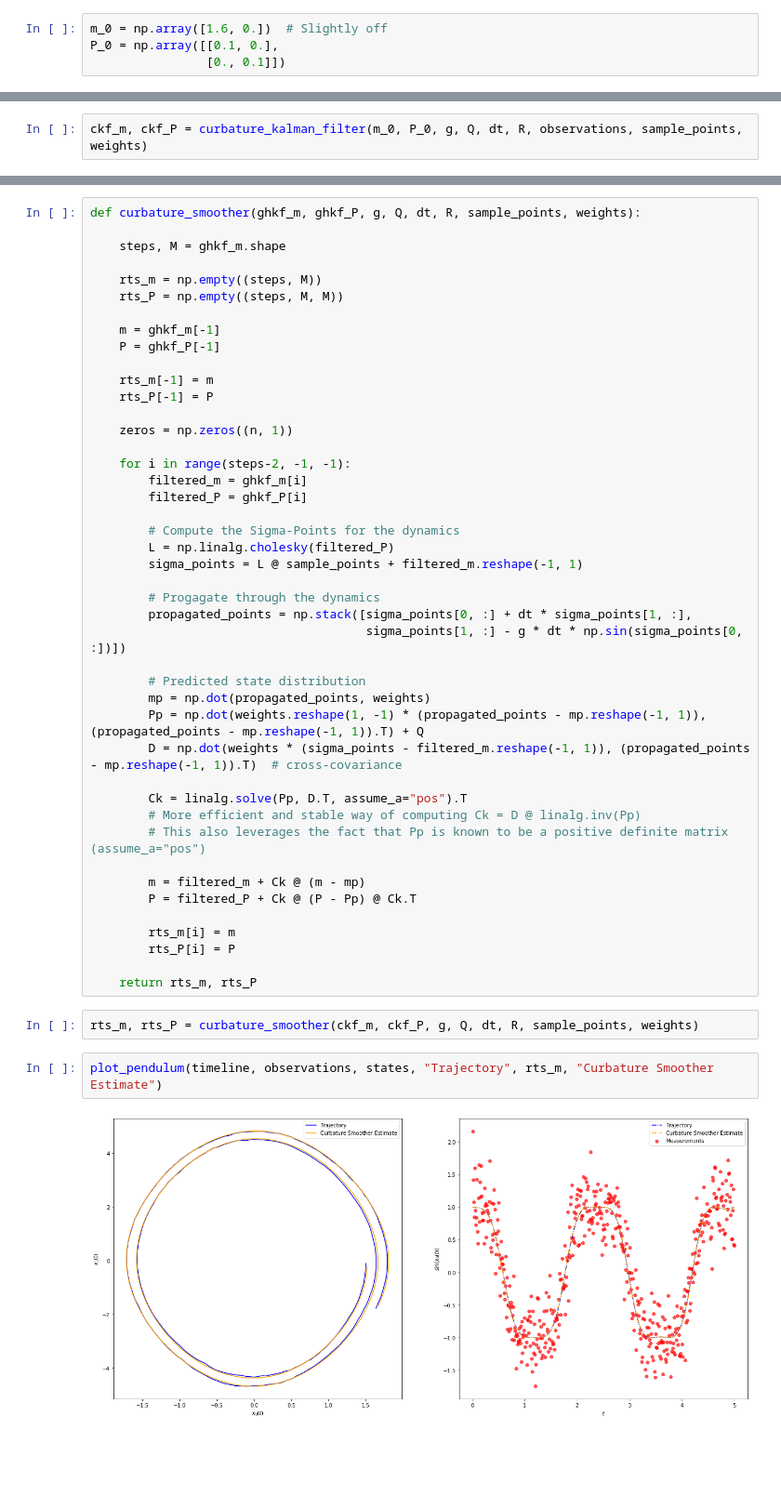
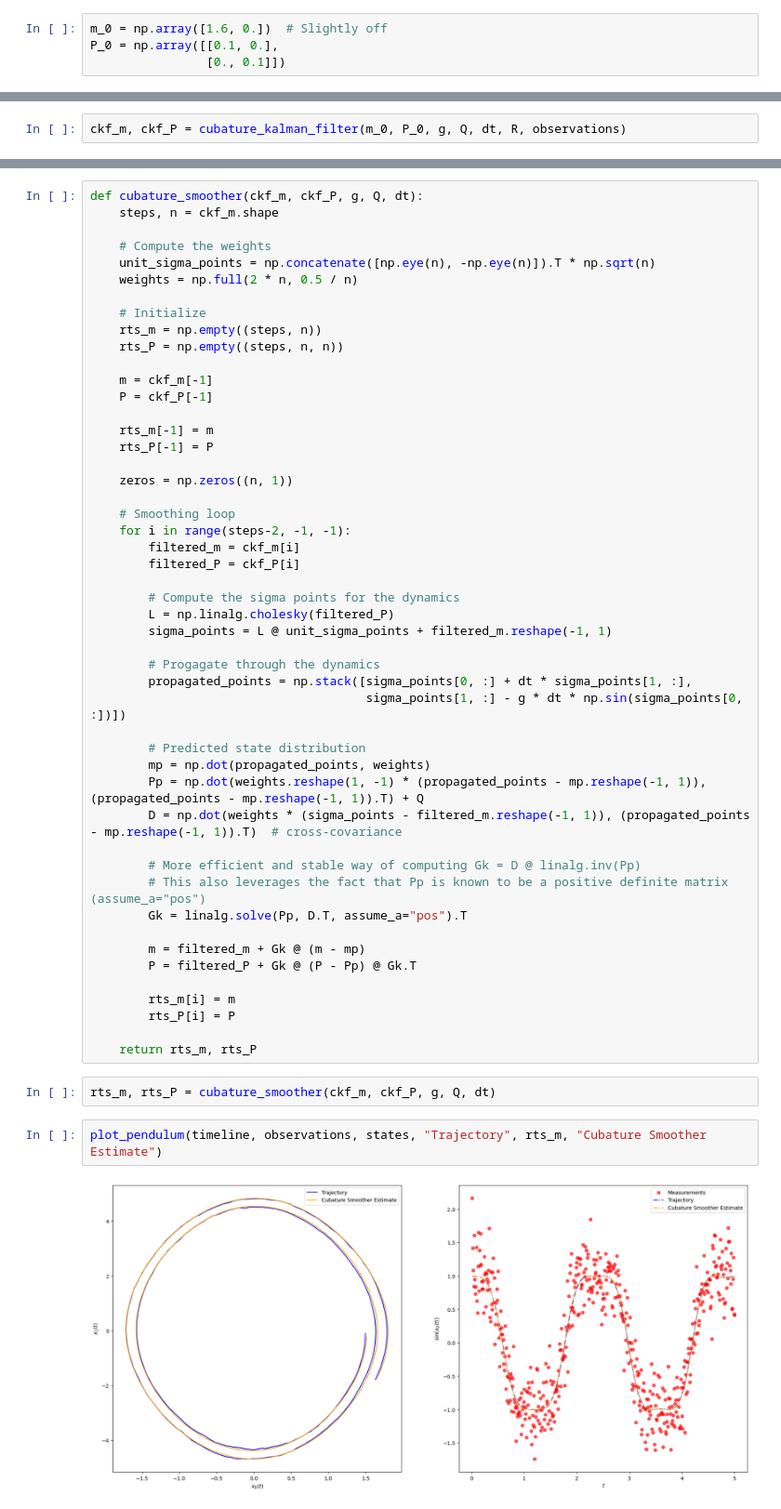
Before and after one commit to EEA-sensors/Bayesian-Filtering-and-Smoothing, a Jupyter notebook: python/example_notebooks/pendulum_ckf.ipynb, the cells around one changed output, grey strips where cells are left out. Shown: that part at 93% size. Drawn from its saved outputs; the diff is of its cells as text; blank space fills up the shorter version.

Commit message:
Pendulum codes and other edits

```diff
--- a/python/example_notebooks/pendulum_ckf.ipynb
+++ b/python/example_notebooks/pendulum_ckf.ipynb
@@ -107,5 +106,5 @@ def curbature_kalman_filter(m_0, P_0, g, Q, dt, R, observations, sample_points,
 # %%
-ckf_m, ckf_P = curbature_kalman_filter(m_0, P_0, g, Q, dt, R, observations, sample_points, weights)
+ckf_m, ckf_P = cubature_kalman_filter(m_0, P_0, g, Q, dt, R, observations)
 # %%
 plot_pendulum(timeline, observations, states, "Trajectory", ckf_m, "CKF Estimate")
 # %% [output]
@@ -120,26 +119,31 @@ CKF RMSE: 0.09591465524348737
 # %%
-def curbature_smoother(ghkf_m, ghkf_P, g, Q, dt, R, sample_points, weights):
+def cubature_smoother(ckf_m, ckf_P, g, Q, dt):
+    steps, n = ckf_m.shape
 
-    steps, M = ghkf_m.shape
+    # Compute the weights
+    unit_sigma_points = np.concatenate([np.eye(n), -np.eye(n)]).T * np.sqrt(n)
+    weights = np.full(2 * n, 0.5 / n)
 
-    rts_m = np.empty((steps, M))
-    rts_P = np.empty((steps, M, M))
+    # Initialize
+    rts_m = np.empty((steps, n))
+    rts_P = np.empty((steps, n, n))
 
-    m = ghkf_m[-1]
-    P = ghkf_P[-1]
+    m = ckf_m[-1]
+    P = ckf_P[-1]
 
     rts_m[-1] = m
     rts_P[-1] = P
 
     zeros = np.zeros((n, 1))
 
+    # Smoothing loop
     for i in range(steps-2, -1, -1):
-        filtered_m = ghkf_m[i]
-        filtered_P = ghkf_P[i]
+        filtered_m = ckf_m[i]
+        filtered_P = ckf_P[i]
 
-        # Compute the Sigma-Points for the dynamics
+        # Compute the sigma points for the dynamics
         L = np.linalg.cholesky(filtered_P)
-        sigma_points = L @ sample_points + filtered_m.reshape(-1, 1)
+        sigma_points = L @ unit_sigma_points + filtered_m.reshape(-1, 1)
 
         # Progagate through the dynamics
         propagated_points = np.stack([sigma_points[0, :] + dt * sigma_points[1, :],
@@ -150,23 +154,23 @@ def curbature_smoother(ghkf_m, ghkf_P, g, Q, dt, R, sample_points, weights):
         Pp = np.dot(weights.reshape(1, -1) * (propagated_points - mp.reshape(-1, 1)), (propagated_points - mp.reshape(-1, 1)).T) + Q
         D = np.dot(weights * (sigma_points - filtered_m.reshape(-1, 1)), (propagated_points - mp.reshape(-1, 1)).T)  # cross-covariance
 
-        Ck = linalg.solve(Pp, D.T, assume_a="pos").T
-        # More efficient and stable way of computing Ck = D @ linalg.inv(Pp)
+        # More efficient and stable way of computing Gk = D @ linalg.inv(Pp)
         # This also leverages the fact that Pp is known to be a positive definite matrix (assume_a="pos")
+        Gk = linalg.solve(Pp, D.T, assume_a="pos").T
 
-        m = filtered_m + Ck @ (m - mp)
-        P = filtered_P + Ck @ (P - Pp) @ Ck.T
+        m = filtered_m + Gk @ (m - mp)
+        P = filtered_P + Gk @ (P - Pp) @ Gk.T
 
         rts_m[i] = m
         rts_P[i] = P
 
     return rts_m, rts_P
 # %%
-rts_m, rts_P = curbature_smoother(ckf_m, ckf_P, g, Q, dt, R, sample_points, weights)
+rts_m, rts_P = cubature_smoother(ckf_m, ckf_P, g, Q, dt)
 # %%
-plot_pendulum(timeline, observations, states, "Trajectory", rts_m, "Curbature Smoother Estimate")
+plot_pendulum(timeline, observations, states, "Trajectory", rts_m, "Cubature Smoother Estimate")
 # %% [output]
-[figure, old version]
+[figure, new version]
 # %%
 rmse_crts = rmse(rts_m[:, :1], states[:, :1])
 print(f"CRTS RMSE: {rmse_crts}")
```
Also changed, not shown: parts of 10 cells of this notebook, 29 other files.
